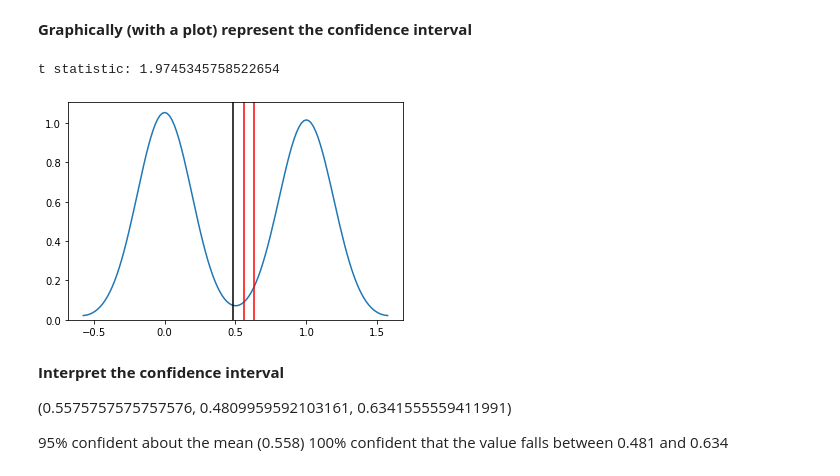
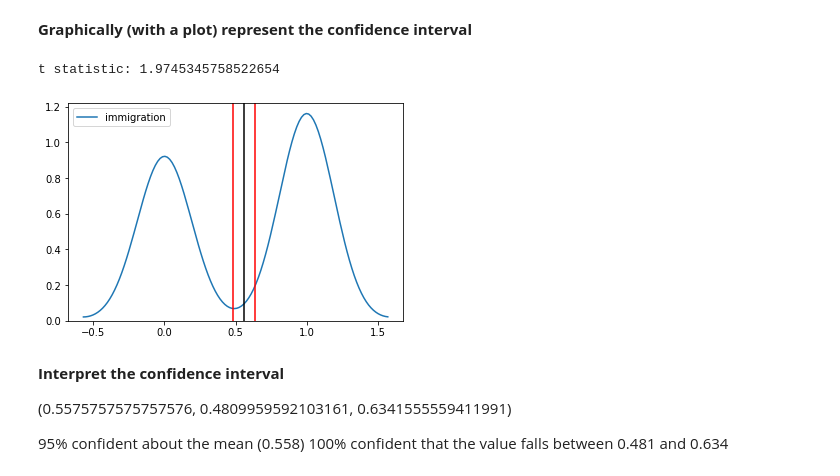
Before and after one commit to cdixson-ds/DS-Unit-2-Regression-1, a Jupyter notebook: LS_DS_122_Sampling_Confidence_Intervals_and_Hypothesis_Testing_Assignment.ipynb, the cells around one changed output. Cells and saved outputs as stored; diff of their text form; code cells hidden in the pictures.

Commit message:
worked on confidence interval function

```diff
--- a/LS_DS_122_Sampling_Confidence_Intervals_and_Hypothesis_Testing_Assignment.ipynb
+++ b/LS_DS_122_Sampling_Confidence_Intervals_and_Hypothesis_Testing_Assignment.ipynb
@@ -141,31 +141,29 @@ rep['immigration'].isnull().sum()
 # %%
 # n is sample size
 #n = [(rep['immigration'].shape) - rep['immigration'].isnull().sum()]
-n = 165
+#n = 165
 #print(n)
 
 # Degrees of freedom
-dof = n-1
-data = rep['immigration']
+#dof = n-1
+#data = rep['immigration']
 
 #Mean of means:
-mean = np.mean(data)
+#mean = np.mean(data)
 
 #Sample Standard Deviation
-sample_std = np.std(data, ddof=1)
+#sample_std = np.std(data, ddof=1)
 
 #Standard Error
 #std_err = sample_std/n**.5
-stderr = (np.std(data, ddof=1)) / np.sqrt(n)
+#stderr = (np.std(data, ddof=1)) / np.sqrt(n)
 
-t = stats.t.ppf((1 + confidence=0.95) /2.0, n-1)
+#t = stats.t.ppf((1 + confidence=0.95) /2.0, n-1)
 
 #CI = t.interval(.95, dof, loc=mean, scale=std_err)
-print('t statistic:', t)
-moe = stderr *t
+#print('t statistic:', t)
+#moe = stderr *t
 #return (mean, mean - moe, mean + moe)  #for funx later
 
 
-print("95% confidence interval: ", mean, mean-moe, moe)
-
-#values are slightly different need to look into this further
+#print("95% confidence interval: ", mean, mean-moe, moe)
@@ -175,15 +170,15 @@ t statistic: 1.9745345758522654
 # %%
 def confidence_interval(data, confidence=0.95):
+  data = data.dropna() #drop the NaNs
   mean = np.mean(data)  #data is defined above, need to finish this function
-  #n = len(data_funx) #need to figure out how to adjust for NaN values
-  n = 165  #this n value is specifically for rep['immigration], until I adjust for NaN
+  n = len(data)
   stderr = (np.std(data, ddof=1)) / np.sqrt(n)
   t = stats.t.ppf((1 + confidence) /2.0, n-1)
   print('t statistic:', t)
   moe = stderr *t
   return(mean, mean - moe, mean + moe)
 
-confidence_interval(rep['immigration'], confidence)
+confidence_interval(data, confidence)
 # %% [output]
 t statistic: 1.9745345758522654
 (0.5575757575757576, 0.4809959592103161, 0.6341555559411991)
@@ -192,15 +187,15 @@ t statistic: 1.9745345758522654
 # %%
 import seaborn as sns
 import matplotlib.pyplot as plt
 
-sns.kdeplot(rep_immigration)
-CI = confidence_interval(rep['immigration'], confidence=0.95)
-plt.axvline(x=CI[0], color='red')
+sns.kdeplot(data)
+CI = confidence_interval(data, confidence=0.95)
+plt.axvline(x=CI[1], color='red')
 plt.axvline(x=CI[2], color='red')
-plt.axvline(x=CI[1], color='k');
+plt.axvline(x=CI[0], color='k');
 # %% [output]
 t statistic: 1.9745345758522654
-[figure, old version]
+[figure, new version]
 # %% [markdown]
 **Interpret the confidence interval**
 
```
Also changed, not shown: parts of 3 cells of this notebook.
